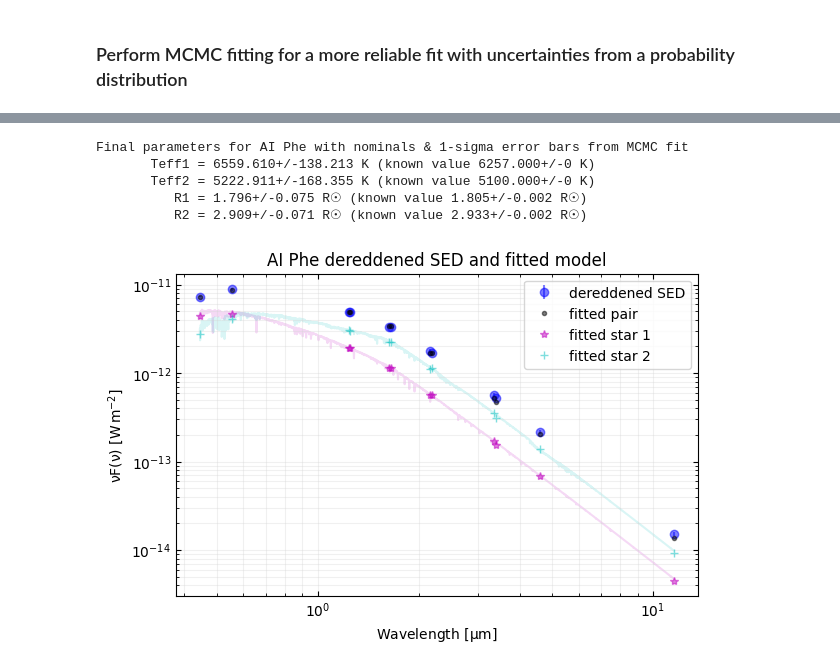
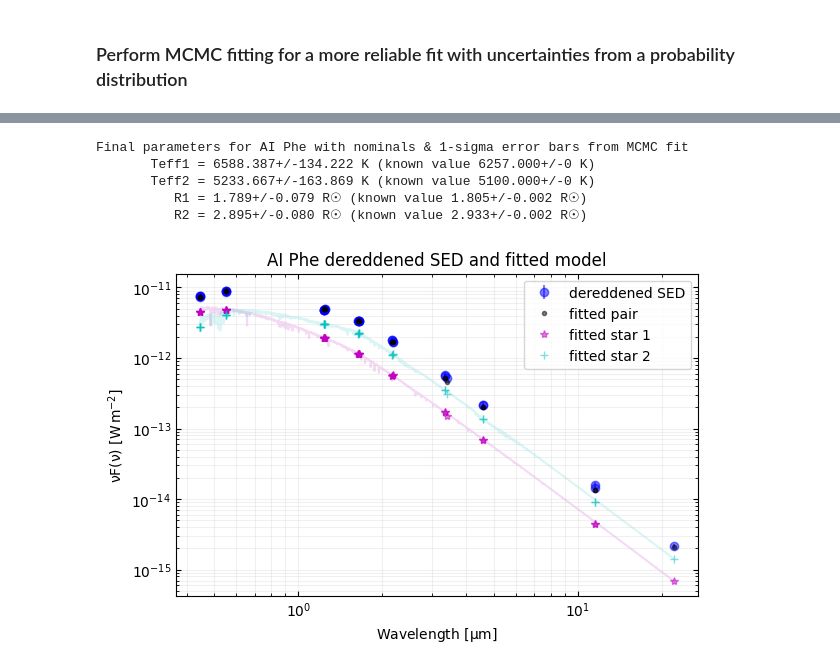
Before and after one commit to SteveOv/sed_fit, a Jupyter notebook: fitting-a-sed-new.ipynb, the cells around one changed output, grey strips where cells are left out. Cells and saved outputs as stored; diff of their text form; code cells hidden in the pictures.

```diff
--- a/fitting-a-sed-new.ipynb
+++ b/fitting-a-sed-new.ipynb
@@ -181,24 +182,16 @@ AI Phe system values from lookup and LC fitting:
 sed = get_sed_for_target(target, target_data["search_term"], radius=0.1, remove_duplicates=True,
                          freq_unit=u.GHz, flux_unit=u.Jy, wl_unit=u.um, verbose=True)
 
-sed = group_and_average_fluxes(sed, verbose=True)
-
 # Filter SED to those covered by our models and also remove any outliers
 model_mask = np.ones((len(sed)), dtype=bool)
 model_mask &= model_grid.has_filter(sed["sed_filter"])
-model_mask &= np.isin(sed["sed_filter"], ["Cousins:I", "WISE:W4"], invert=True)
-model_mask &= (sed["sed_wl"] >= min(ext_wl_range)) \
-            & (sed["sed_wl"] <= max(ext_wl_range)) \
-            & (sed["sed_wl"] >= min(model_grid.wavelength_range)) \
+model_mask &= np.isin(sed["sed_filter"], [], invert=True)
+model_mask &= (sed["sed_wl"] >= min(model_grid.wavelength_range)) \
             & (sed["sed_wl"] <= max(model_grid.wavelength_range))
 sed = sed[model_mask]
 
-out_mask = create_outliers_mask(sed, target_data["teff_sys"].n, [target_data["teff_ratio"].n],
-                                min_unmasked=15, verbose=True)
-sed = sed[~out_mask]
-
 sed.sort(["sed_wl"])
-print(f"{len(sed)} unique SED observation(s) retained after range, filter & outlier filtering",
+print(f"{len(sed)} unique SED observation(s) retained after range & exclusion filtering",
       "\nwith the units for flux density, frequency and wavelength being",
       ", ".join(f"{sed[f].unit:unicode}" for f in ["sed_flux", "sed_freq", "sed_wl"]))
 print("Filters (by wavelength):", ", ".join(sed["sed_filter"]))
@@ -319,7 +309,7 @@ def ln_prior_func(theta: np.ndarray[float]) -> float:
     """
     teffs = theta[0 : NUM_STARS]
     radii = theta[2*NUM_STARS : 2*NUM_STARS + NUM_STARS]
-    dist, av = theta[-2], theta[-1]
+    # dist, av = theta[-2], theta[-1]
 
     # Limit criteria checks - hard pass/fail on these
     if not all(teff_limits[0] <= t <= teff_limits[1] for t in teffs) or \
@@ -329,9 +319,9 @@ def ln_prior_func(theta: np.ndarray[float]) -> float:
     # Gaussian prior criteria: g(x) = 1/(σ*sqrt(2*pi)) * exp(-1/2 * (x-µ)^2/σ^2)
     # Omitting scaling expressions and note the implicit ln() cancelling the exp()
     ret_val = 0
-    for ix in range(1, NUM_STARS): # Ratios
-        ret_val += ((teffs[ix]/teffs[0] - teff_ratios[ix].n) / teff_ratios[ix].s)**2
-        ret_val += ((radii[ix]/radii[0] - rad_ratios[ix].n) / rad_ratios[ix].s)**2
+    for c in range(1, NUM_STARS): # Ratios
+        ret_val += ((teffs[c]/teffs[0] - teff_ratios[c].n) / teff_ratios[c].s)**2
+        ret_val += ((radii[c]/radii[0] - rad_ratios[c].n) / rad_ratios[c].s)**2
     # ret_val += ((dist - dist_prior.n) / dist_prior.s)**2
     # ret_val += ((av - av_prior.n) / av_prior.s)**2
     return -0.5 * ret_val
@@ -341,6 +331,7 @@ Priors: Teff ratios=0.805+/-0.040, radius ratios=1.625+/-0.081, dist=169.295+/-8
 Get the observed SED data into a format for fitting.
 # %%
 # Prepare the data to be fitted
+retain_mask = np.ones((len(sed)), dtype=bool)
 x = model_grid.get_filter_indices(sed["sed_filter"])
 y = (sed["sed_der_flux"].quantity * sed["sed_freq"].quantity)\
                                     .to(model_grid.flux_unit, equivalencies=u.spectral()).value
@@ -378,8 +406,13 @@ Best fit parameters for AI Phe from the 'minimize' fit
 ### Perform MCMC fitting for a more reliable fit with uncertainties from a probability distribution
 # %%
 thin_by = 10 # sample every nth step from the chain
-theta_mcmc, sampler = mcmc_fit(x, y, y_err, theta0=theta_min, fit_mask=fit_mask,
-                               ln_prior_func=ln_prior_func, stellar_grid=model_grid,
+theta_mcmc, sampler = mcmc_fit(x[retain_mask],
+                               y[retain_mask],
+                               y_err[retain_mask],
+                               theta0=theta0,
+                               fit_mask=fit_mask,
+                               ln_prior_func=ln_prior_func,
+                               stellar_grid=model_grid,
                                nwalkers=100, nsteps=100000, thin_by=thin_by, seed=42,
                                early_stopping=True, processes=8, progress=True, verbose=True)
 # %% [output]
@@ -413,17 +446,17 @@ plt.close()
 # %%
 print(f"\nFinal parameters for {target} with nominals & 1-sigma error bars from MCMC fit")
 for (param, unit), fit in zip(theta_labels[fit_mask], theta_mcmc[fit_mask]):
     known = ufloat(target_config.get(param, np.NaN), target_config.get(param+"_err", None) or 0)
     print(f"{param:>12s} = {fit:.3f} {unit:unicode} (known value {known:.3f} {unit:unicode})")
 
-fig = plot_fitted_model(sed, theta_mcmc, model_grid,
+fig = plot_fitted_model(sed[retain_mask], theta_mcmc, model_grid,
                         title=f"{target_data['label']} dereddened SED and fitted model")
 plt.show(fig)
 plt.close(fig)
 # %% [output]
 Final parameters for AI Phe with nominals & 1-sigma error bars from MCMC fit
-       Teff1 = 6559.610+/-138.213 K (known value 6257.000+/-0 K)
-       Teff2 = 5222.911+/-168.355 K (known value 5100.000+/-0 K)
-          R1 = 1.796+/-0.075 R☉ (known value 1.805+/-0.002 R☉)
-          R2 = 2.909+/-0.071 R☉ (known value 2.933+/-0.002 R☉)
+       Teff1 = 6588.387+/-134.222 K (known value 6257.000+/-0 K)
+       Teff2 = 5233.667+/-163.869 K (known value 5100.000+/-0 K)
+          R1 = 1.789+/-0.079 R☉ (known value 1.805+/-0.002 R☉)
+          R2 = 2.895+/-0.080 R☉ (known value 2.933+/-0.002 R☉)
-[figure, old version]
+[figure, new version]
```
Also changed, not shown: parts of 13 cells of this notebook, 2 other files.
